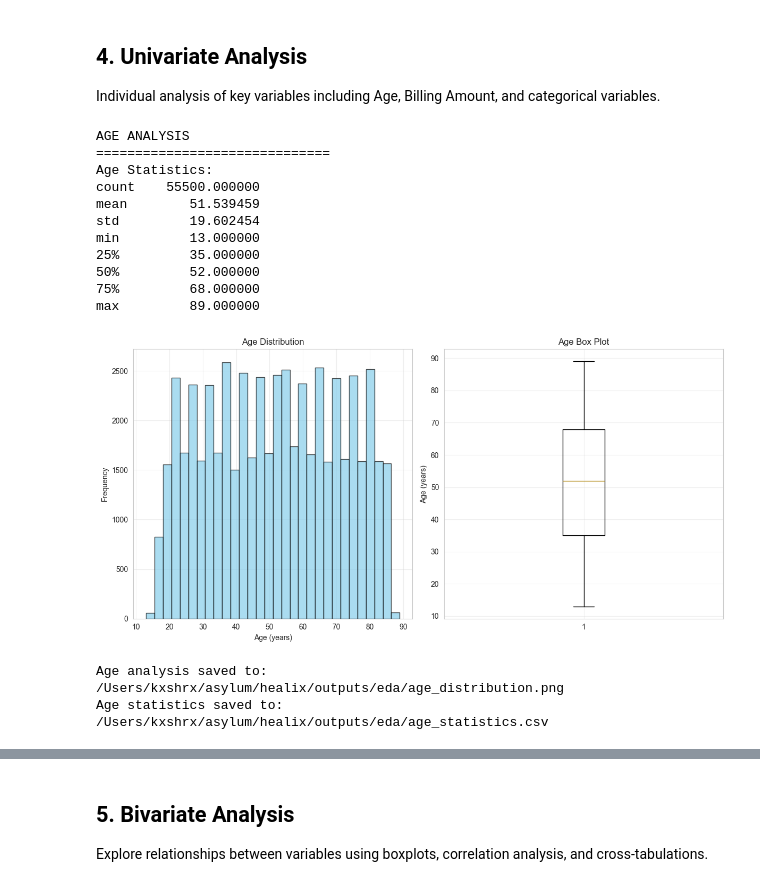
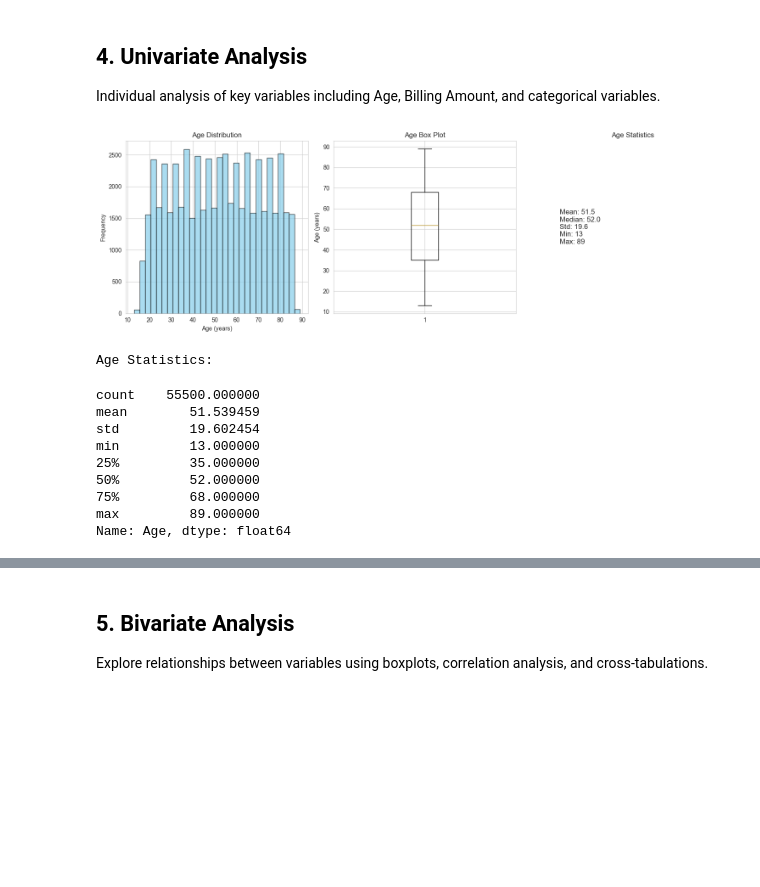
Before and after one commit to kxshrx/healix, a Jupyter notebook: notebooks-01/eda.ipynb, the cells around one changed output, grey strips where cells are left out. Drawn from its saved outputs; the diff is of its cells as text; code cells hidden in the pictures; blank space fills up the shorter version.

```diff
--- a/notebooks-01/eda.ipynb
+++ b/notebooks-01/eda.ipynb
@@ -282,60 +141,43 @@ Numerical summary saved to: /Users/kxshrx/asylum/healix/outputs/eda/numerical_su
 
 Individual analysis of key variables including Age, Billing Amount, and categorical variables.
 # %%
-def analyze_age_distribution(df, output_dir):
-    """Analyze age distribution with histogram and statistics."""
-    if df is None or 'Age' not in df.columns:
-        return
+# Age Distribution Analysis
+if 'Age' in df.columns:
+    plt.figure(figsize=(15, 5))
 
-    print("AGE ANALYSIS")
-    print("=" * 30)
-
-    # Age statistics
-    age_stats = df['Age'].describe()
-    print("Age Statistics:")
-    print(age_stats.to_string())
-
-    # Age histogram
-    plt.figure(figsize=(12, 6))
-
-    plt.subplot(1, 2, 1)
+    plt.subplot(1, 3, 1)
     plt.hist(df['Age'].dropna(), bins=30, alpha=0.7, color='skyblue', edgecolor='black')
     plt.title('Age Distribution')
     plt.xlabel('Age (years)')
     plt.ylabel('Frequency')
-    plt.grid(True, alpha=0.3)
 
-    # Age box plot
-    plt.subplot(1, 2, 2)
+    plt.subplot(1, 3, 2)
     plt.boxplot(df['Age'].dropna())
     plt.title('Age Box Plot')
     plt.ylabel('Age (years)')
-    plt.grid(True, alpha=0.3)
+
+    plt.subplot(1, 3, 3)
+    age_stats = df['Age'].describe()
+    stats_text = f"Mean: {age_stats['mean']:.1f}\nMedian: {age_stats['50%']:.1f}\nStd: {age_stats['std']:.1f}\nMin: {age_stats['min']:.0f}\nMax: {age_stats['max']:.0f}"
+    plt.text(0.1, 0.5, stats_text, fontsize=12, verticalalignment='center')
+    plt.title('Age Statistics')
+    plt.axis('off')
 
     plt.tight_layout()
-    plt.savefig(output_dir / "age_distribution.png", dpi=300, bbox_inches='tight')
     plt.show()
 
-    # Save age statistics
-    age_stats.to_csv(output_dir / "age_statistics.csv", header=['Value'])
-    print(f"\nAge analysis saved to: {output_dir / 'age_distribution.png'}")
-    print(f"Age statistics saved to: {output_dir / 'age_statistics.csv'}")
-
-# Analyze age distribution
-analyze_age_distribution(df, output_dir)
+    print("Age Statistics:")
+    display(df['Age'].describe())
 # %% [output]
+[figure, new version]
-AGE ANALYSIS
-==============================
 Age Statistics:
-count    55500.000000
-mean        51.539459
-std         19.602454
-min         13.000000
-25%         35.000000
-50%         52.000000
-75%         68.000000
-max         89.000000
-[figure, old version]
-Age analysis saved to: /Users/kxshrx/asylum/healix/outputs/eda/age_distribution.png
-Age statistics saved to: /Users/kxshrx/asylum/healix/outputs/eda/age_statistics.csv
+count    55500.000000
+mean        51.539459
+std         19.602454
+min         13.000000
+25%         35.000000
+50%         52.000000
+75%         68.000000
+max         89.000000
+Name: Age, dtype: float64
 # %%
```
Also changed, not shown: parts of 17 cells of this notebook, 12 other files.
